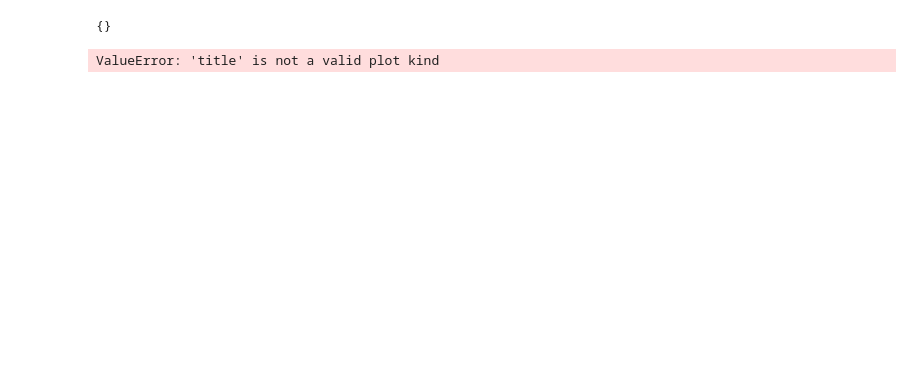
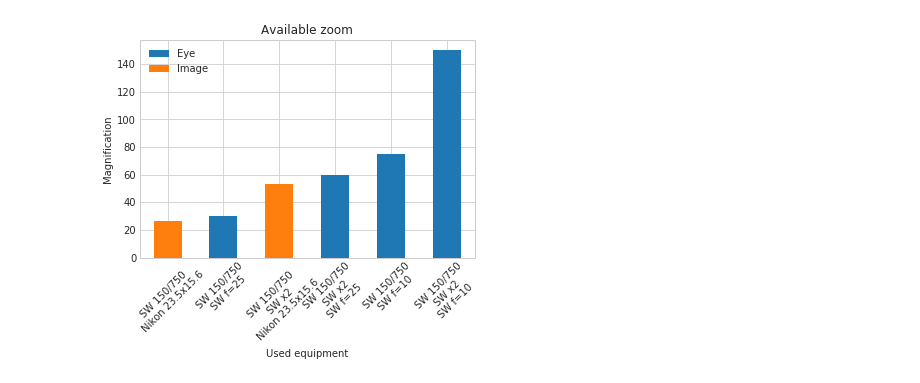
Before and after one commit to pozar87/apts, a Jupyter notebook: Test.ipynb, the cells around one changed output. Cells and saved outputs as stored; diff of their text form; code cells hidden in the pictures; blank space fills up the shorter version.

Commit message:
API imporovement for plotting equipment details
* New methods plot_zoom() and plot_fov()
* Introduce new helper methods

```diff
--- a/Test.ipynb
+++ b/Test.ipynb
@@ -4,19 +4,18 @@ from apts import *
 # %%
 e = Equipment()
 
 sky_watcher = "SW"
 
 e.register(equipment.Camera(23.5, 15.6, 6000, 4000, "Nikon"))
 e.register(equipment.Telescope(150, 750, sky_watcher, t2_output = True))
 e.register(equipment.Barlow(2, sky_watcher, t2_output = True))
 #e.register(equipment.Barlow(3, sky_watcher, t2_output = True))
 e.register(equipment.Eyepiece(25, sky_watcher))
 e.register(equipment.Eyepiece(10, sky_watcher))
 #e.register(equipment.Eyepiece(6, sky_watcher))
 
-e.plot('zoom')
+e.plot_zoom()
 # %% [output]
-{}
-ValueError: 'title' is not a valid plot kind
+[figure, added]
 # %%
 e.plot_connection_garph()
```
Also changed, not shown: parts of 8 cells of this notebook, 1 other file.
